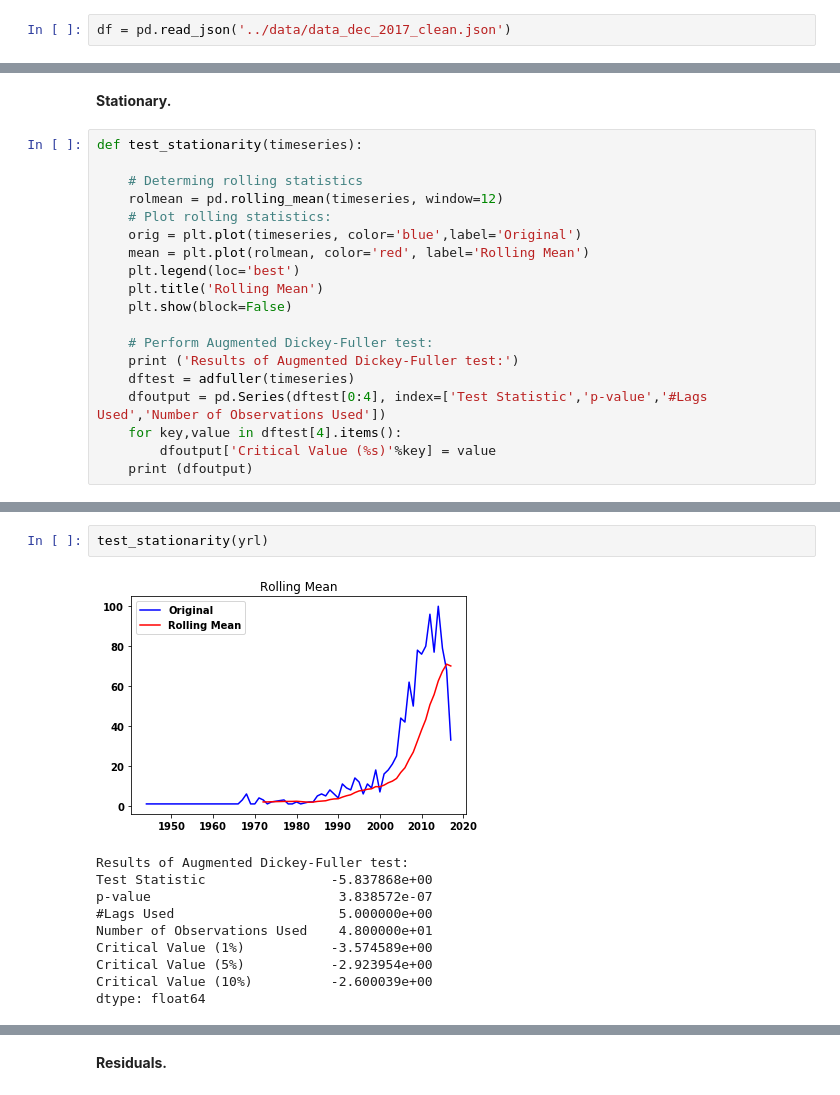
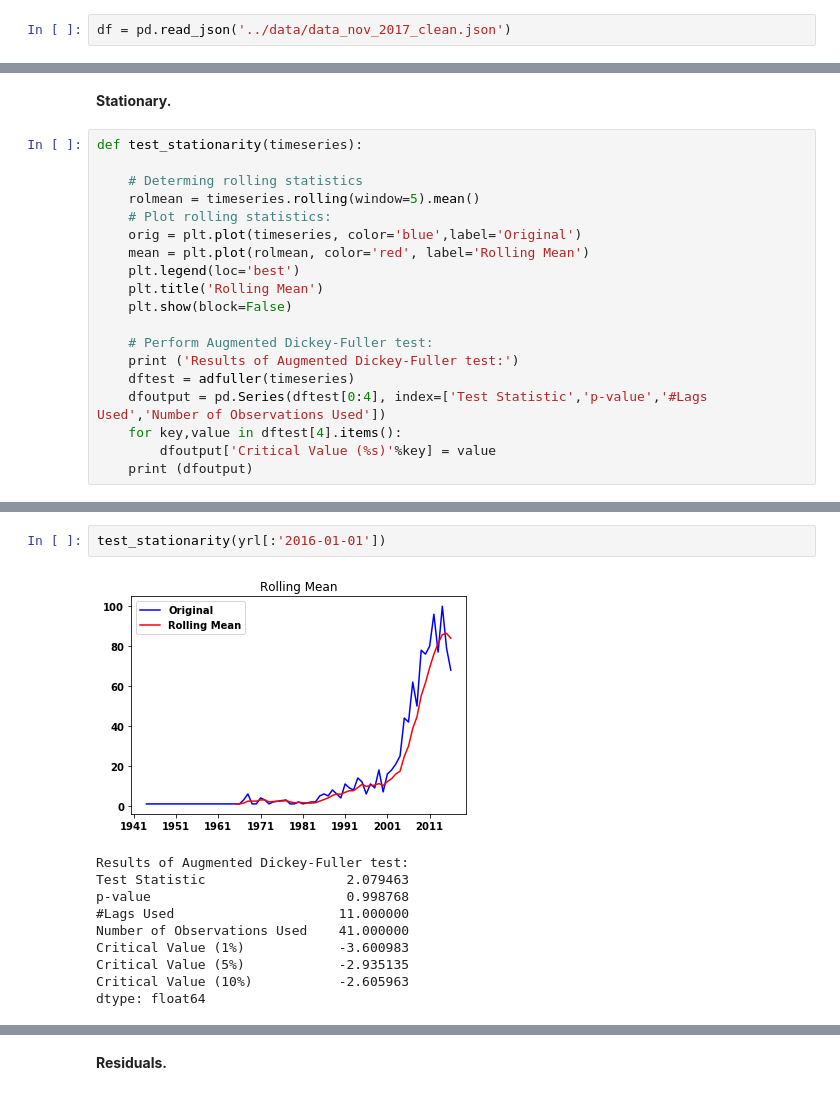
Before and after one commit to Nikoleta-v3/bibliometric-study-of-the-prisoners-dilemma, a Jupyter notebook: src/nbs/8. Time series analysis.ipynb, the cells around one changed output, grey strips where cells are left out. Saved outputs shown, nothing was run; the diff lists cells and outputs as text.

Commit message:
fix timeseries paragraph (#29)

```diff
--- a/src/nbs/8. Time series analysis.ipynb
+++ b/src/nbs/8. Time series analysis.ipynb
@@ -26,7 +26,7 @@ matplotlib.rc('font', **font)
 # %% [markdown]
 **Read in and Prepare data.**
 # %%
-df = pd.read_json('../data/data_dec_2017_clean.json')
+df = pd.read_json('../data/data_nov_2017_clean.json')
 # %%
 df['date'] = pd.to_datetime(df['date'].astype(str), format='%Y')
 yrl = df.groupby(['unique_key', 'date']).size().reset_index().groupby('date').size()
@@ -87,7 +80,7 @@ ax = pd.rolling_mean(yrl, 5).plot(linewidth=2.5, color='maroon', linestyle=':');
 def test_stationarity(timeseries):
 
     # Determing rolling statistics
-    rolmean = pd.rolling_mean(timeseries, window=12)
+    rolmean = timeseries.rolling(window=5).mean()
     # Plot rolling statistics:
     orig = plt.plot(timeseries, color='blue',label='Original')
     mean = plt.plot(rolmean, color='red', label='Rolling Mean')
@@ -105,13 +104,13 @@ def test_stationarity(timeseries):
 # %%
-test_stationarity(yrl)
+test_stationarity(yrl[:'2016-01-01'])
 # %% [output]
-[figure, old version]
+[figure, new version]
 Results of Augmented Dickey-Fuller test:
-Test Statistic                -5.837868e+00
-p-value                        3.838572e-07
-#Lags Used                     5.000000e+00
-Number of Observations Used    4.800000e+01
-Critical Value (1%)           -3.574589e+00
-Critical Value (5%)           -2.923954e+00
-Critical Value (10%)          -2.600039e+00
+Test Statistic                  2.079463
+p-value                         0.998768
+#Lags Used                     11.000000
+Number of Observations Used    41.000000
+Critical Value (1%)            -3.600983
+Critical Value (5%)            -2.935135
+Critical Value (10%)           -2.605963
 dtype: float64
```
Also changed, not shown: parts of 13 cells of this notebook, 4 other files.
